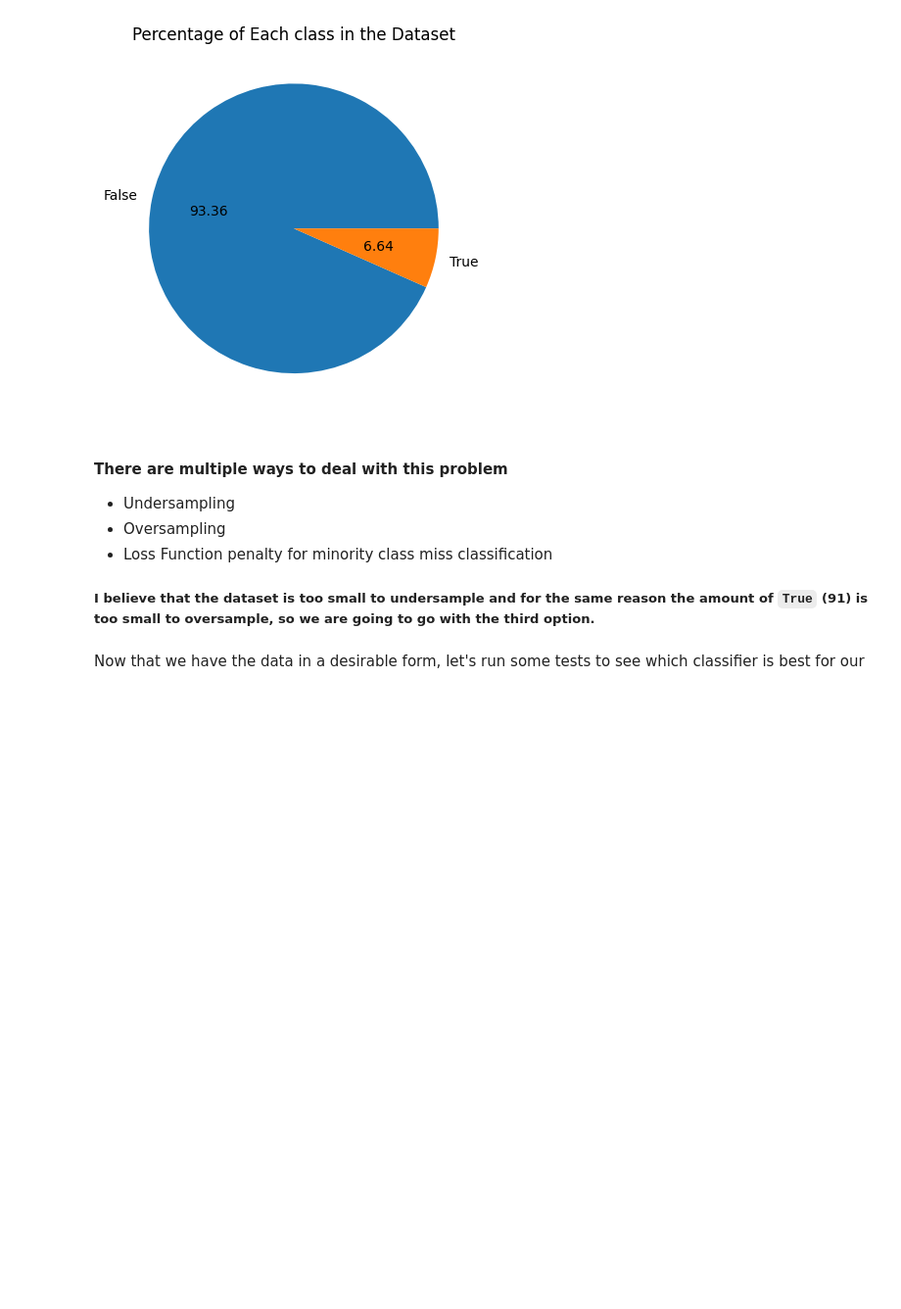
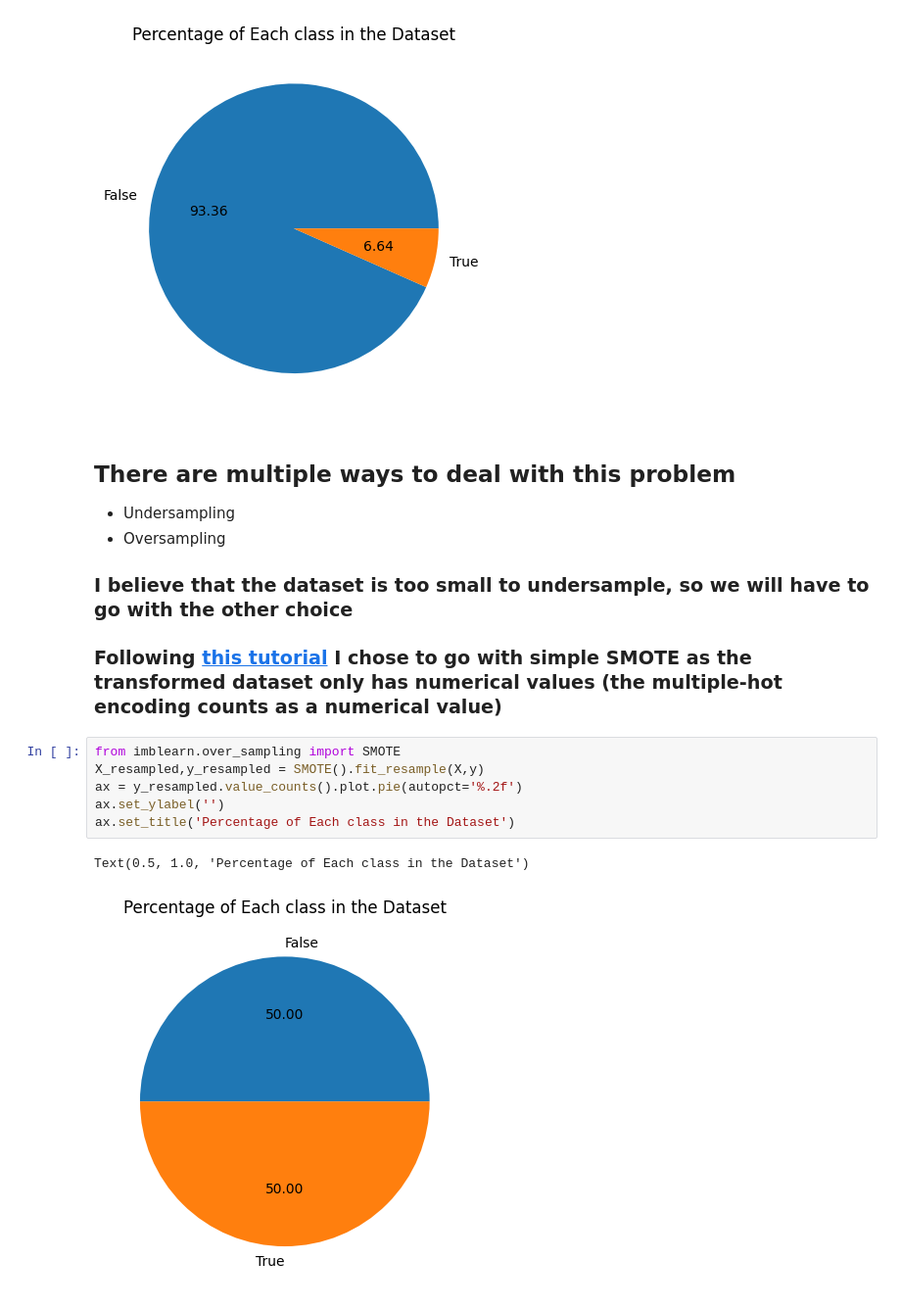
Before and after one commit to NikosGour/Data-Mining-Assignment, a Jupyter notebook: report.ipynb, the cells around one changed output. Shown at 98% size. Cells and saved outputs as stored; diff of their text form; blank space fills up the shorter version.

```diff
--- a/report.ipynb
+++ b/report.ipynb
@@ -810,10 +998,17 @@ ax.set_title('Percentage of Each class in the Dataset')
 Text(0.5, 1.0, 'Percentage of Each class in the Dataset')
 [figure]
 # %% [markdown]
-#### There are multiple ways to deal with this problem
+## There are multiple ways to deal with this problem
 - Undersampling
 - Oversampling
-- Loss Function penalty for minority class miss classification
-##### I believe that the dataset is too small to undersample and for the same reason the amount of `True` (91) is too small to oversample, so we are going to go with the third option.
+### I believe that the dataset is too small to undersample, so we will have to go with the other choice
+### Following <a href="https://imbalanced-learn.org/stable/over_sampling.html">this tutorial</a> I chose to go with simple SMOTE as the transformed dataset only has numerical values (the multiple-hot encoding counts as a numerical value)
-# %% [markdown]
-Now that we have the data in a desirable form, let's run some tests to see which classifier is best for our
+# %%
+from imblearn.over_sampling import SMOTE
+X_resampled,y_resampled = SMOTE().fit_resample(X,y)
+ax = y_resampled.value_counts().plot.pie(autopct='%.2f')
+ax.set_ylabel('')
+ax.set_title('Percentage of Each class in the Dataset')
+# %% [output]
+Text(0.5, 1.0, 'Percentage of Each class in the Dataset')
+[figure, added]
```
Also changed, not shown: parts of 14 cells of this notebook, 1 other file.
